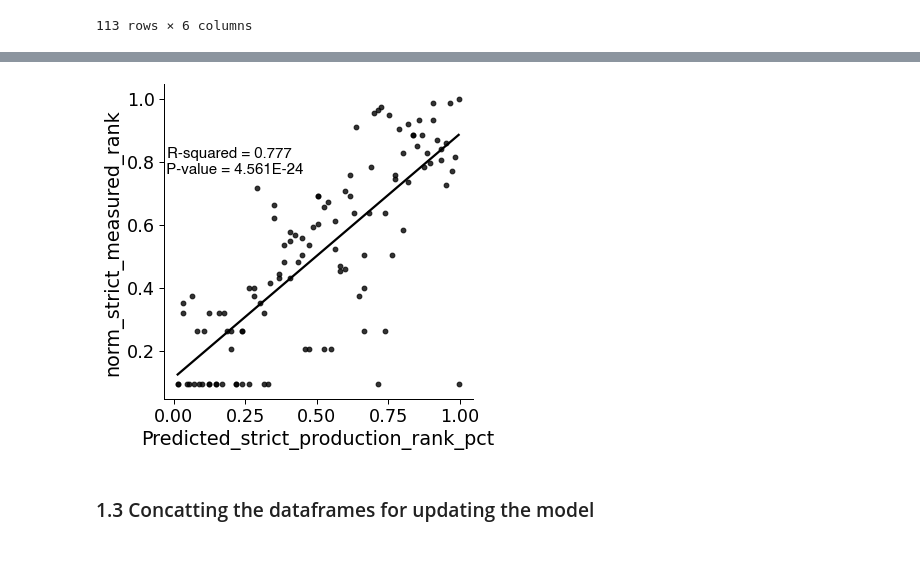
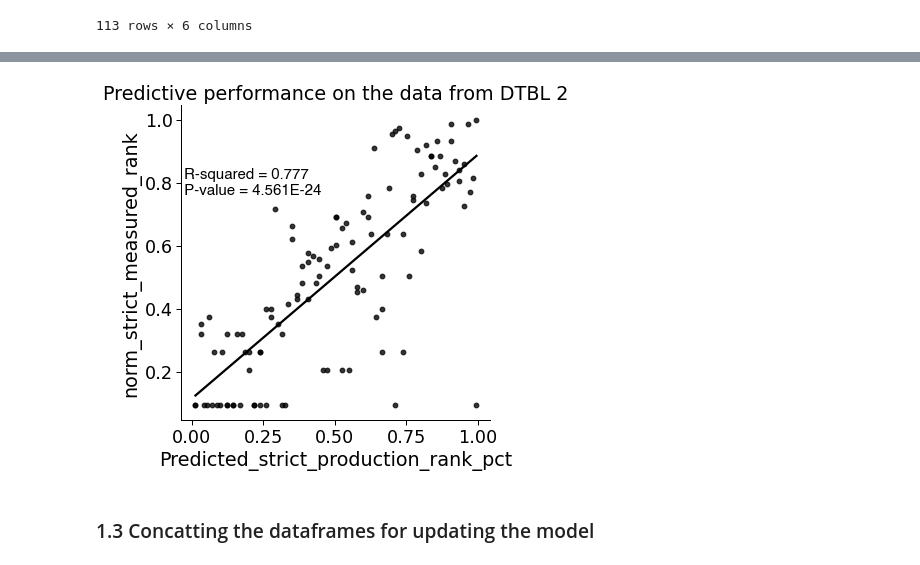
Before and after one commit to hiyama341/ConStrain, a Jupyter notebook: colab_notebooks/11_2_LEARN_DataAnalysisML.ipynb, the cells around one changed output, grey strips where cells are left out. Cells and saved outputs as stored; diff of their text form; code cells hidden in the pictures.

```diff
--- a/colab_notebooks/11_2_LEARN_DataAnalysisML.ipynb
+++ b/colab_notebooks/11_2_LEARN_DataAnalysisML.ipynb
@@ -261,7 +265,9 @@ from constrain.plotting.plotting import correlation_plot
 # %%
-correlation_plot(predicted_vs_sampled,"Predicted_strict_production_rank_pct","norm_strict_measured_rank",size_height= 5, size_length = 5)
+correlation_plot(predicted_vs_sampled,"Predicted_strict_production_rank_pct","norm_strict_measured_rank",
+                 title = 'Predictive performance on the data from DTBL 2',
+                 size_height= 5, size_length = 5)
 # %% [output]
-[figure, old version]
+[figure, new version]
 # %% [markdown]
 ### 1.3 Concatting the dataframes for updating the model
 # %%
```
Also changed, not shown: parts of 16 cells of this notebook, 1 other file.
